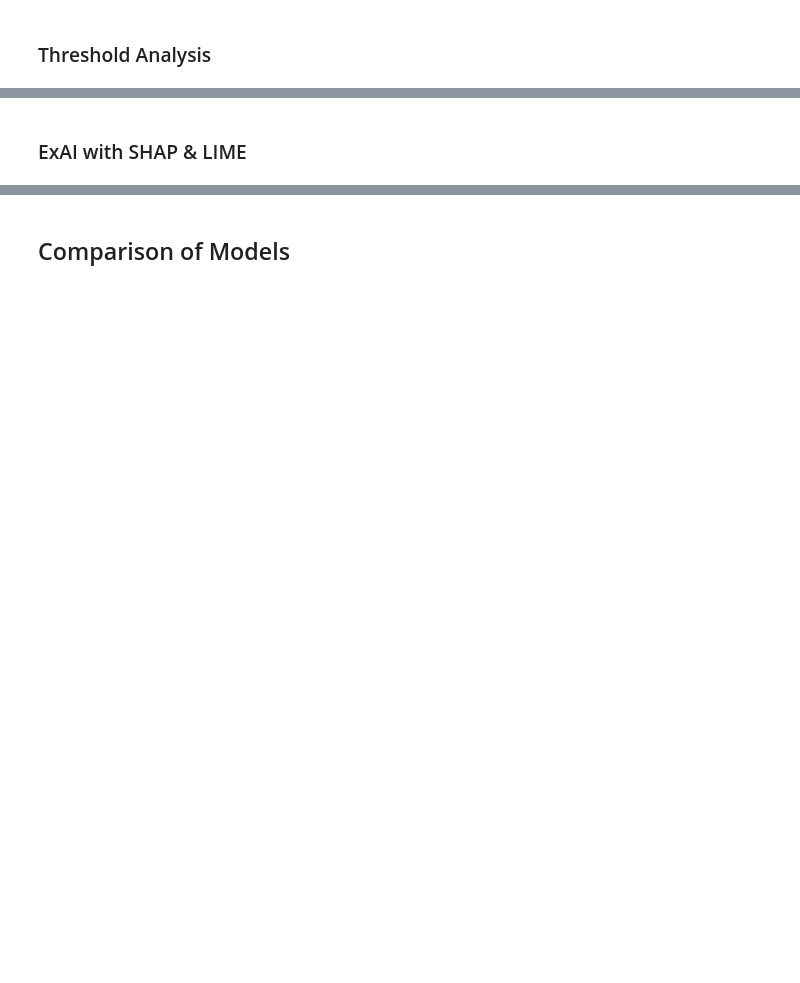
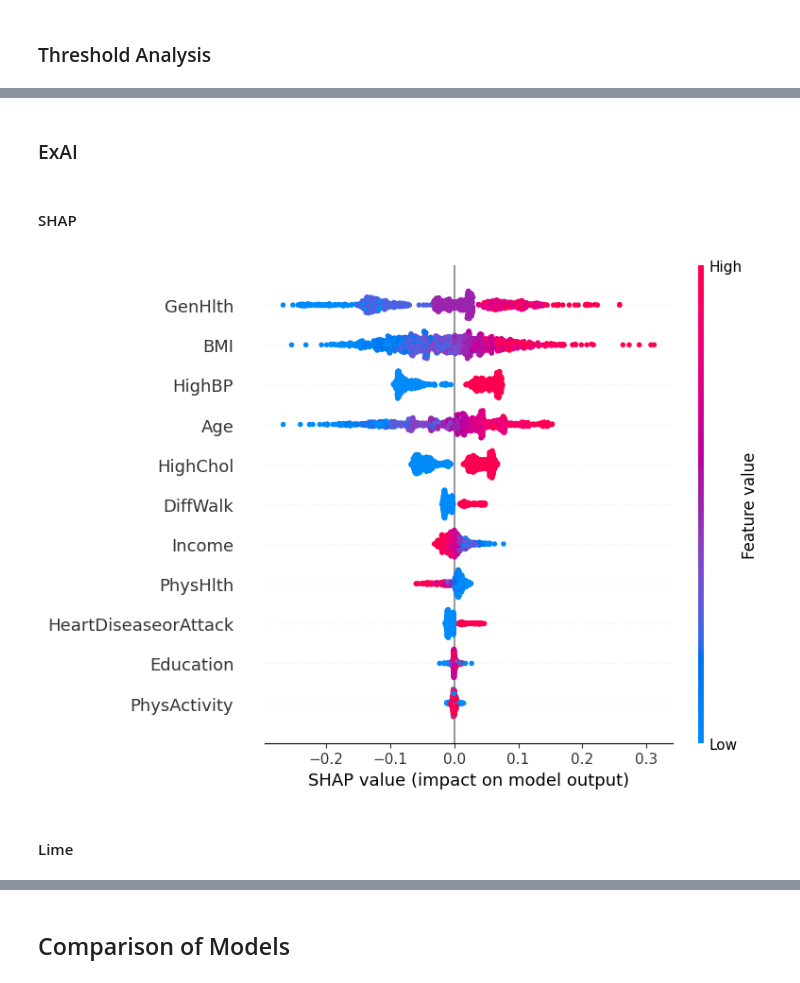
Before and after one commit to ahmedoutalebna/deep-learning-diabete-prediction, a Jupyter notebook: deliverables/deliverable3.ipynb, the cells around one changed output, grey strips where cells are left out. Drawn from its saved outputs; the diff is of its cells as text; code cells hidden in the pictures; blank space fills up the shorter version.

```diff
--- a/deliverables/deliverable3.ipynb
+++ b/deliverables/deliverable3.ipynb
@@ -325,2 +468,2 @@ weighted avg       0.75      0.73      0.72     28145
 # %% [markdown]
-### ExAI with SHAP & LIME
+### ExAI
@@ -343,0 +470,39 @@ shap.force_plot(explainer.expected_value[0], shap_values[0][0], X_test_samples[0
+# %% [markdown]
+#### SHAP
+# %%
+# Ensure background dataset matches the training data
+background = X_train.sample(100).to_numpy()
+background = torch.tensor(background, dtype=torch.float32).to(device)
+
+# Ensure test samples match the model input
+test_samples = torch.tensor(X_test.iloc[:1000].to_numpy(), dtype=torch.float32).to(device)
+test_samples_np = test_samples.cpu().numpy()
+
+# Initialize SHAP explainer
+e = shap.DeepExplainer(simple_model, background)
+
+# Compute SHAP values
+shap_values = e.shap_values(test_samples)
+
+# --- FIX: Normalize shap_values to a 2D array ---
+if isinstance(shap_values, list):
+    # Multi-output model: pick class index 1 (positive class) or 0
+    shap_vals_to_plot = shap_values[1] if len(shap_values) > 1 else shap_values[0]
+else:
+    # Single array — may be 3D: (samples, features, outputs)
+    if shap_values.ndim == 3:
+        shap_vals_to_plot = shap_values[:, :, 1] if shap_values.shape[2] > 1 else shap_values[:, :, 0]
+    else:
+        shap_vals_to_plot = shap_values  # Already 2D, use directly
+
+# Verify shapes match before plotting
+assert shap_vals_to_plot.shape == test_samples_np.shape, (
+    f"Shape mismatch: shap={shap_vals_to_plot.shape}, data={test_samples_np.shape}"
+)
+
+# Plot SHAP summary
+shap.summary_plot(shap_vals_to_plot, test_samples_np, feature_names=top_features)
+# %% [output]
+[figure, added]
+# %% [markdown]
+#### Lime
```
Also changed, not shown: parts of 86 cells of this notebook, 12 other files.
